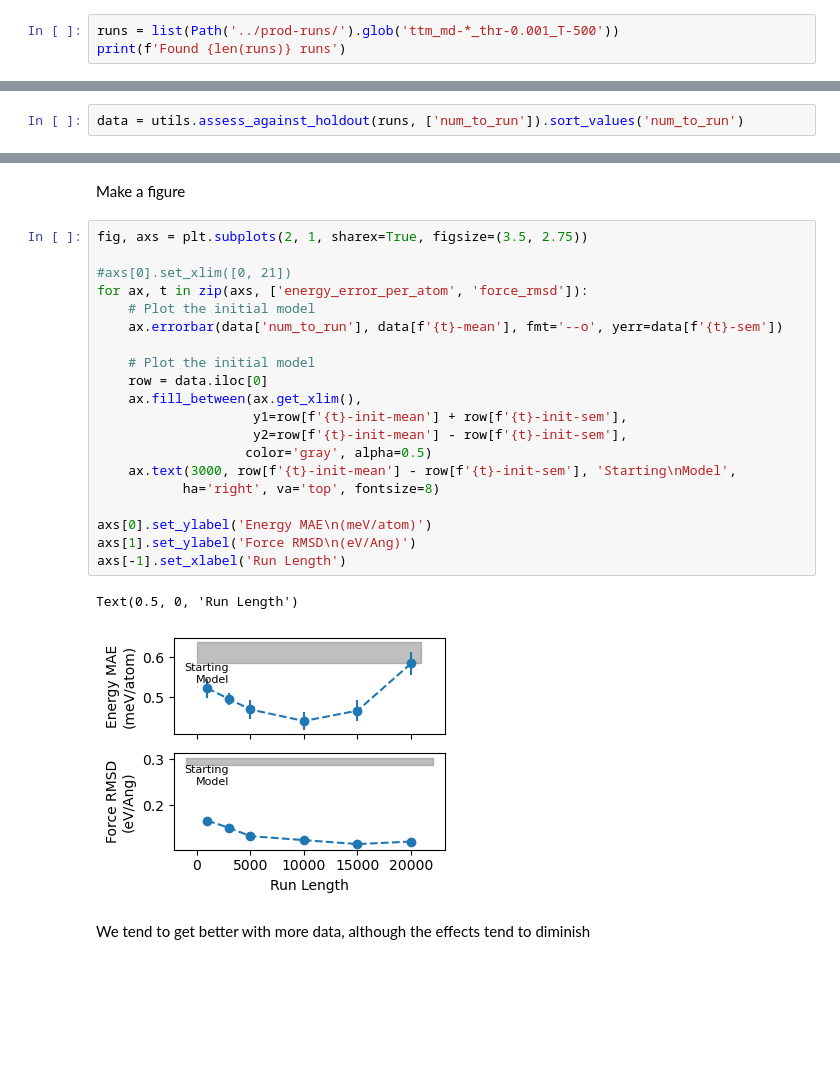
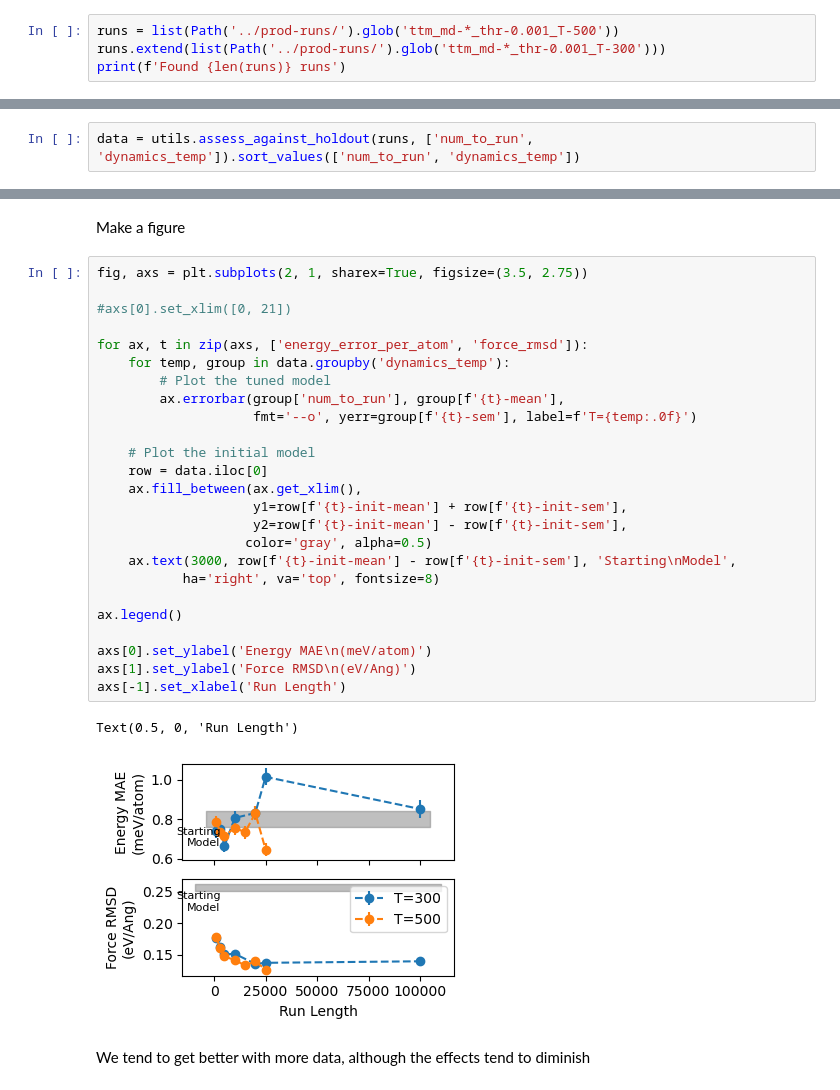
Before and after one commit to exalearn/fast-finetuned-forcefields, a Jupyter notebook: colmena/initial/notebooks/method-selection/3_evaluate-run-length.ipynb, the cells around one changed output, grey strips where cells are left out. Cells and saved outputs as stored; diff of their text form; blank space fills up the shorter version.

```diff
--- a/colmena/initial/notebooks/method-selection/3_evaluate-run-length.ipynb
+++ b/colmena/initial/notebooks/method-selection/3_evaluate-run-length.ipynb
@@ -13,5 +13,6 @@ import json
 We want MD runs at T=500K with a target error of 1meV/atom
 # %%
 runs = list(Path('../prod-runs/').glob('ttm_md-*_thr-0.001_T-500'))
+runs.extend(list(Path('../prod-runs/').glob('ttm_md-*_thr-0.001_T-300')))
 print(f'Found {len(runs)} runs')
 # %% [output]
@@ -34,7 +35,7 @@ for run in runs:
 ## Measure the Errors on a Hold-out Set
 Get the errors for each network in force and energy for a set of structures produced by running molecular dynamics with TTM.
 # %%
-data = utils.assess_against_holdout(runs, ['num_to_run']).sort_values('num_to_run')
+data = utils.assess_against_holdout(runs, ['num_to_run', 'dynamics_temp']).sort_values(['num_to_run', 'dynamics_temp'])
 # %% [markdown]
 We now have the errors and for each error tolerance
 # %%
@@ -52,26 +61,31 @@ Make a figure
 # %%
 fig, axs = plt.subplots(2, 1, sharex=True, figsize=(3.5, 2.75))
 
 #axs[0].set_xlim([0, 21])
+
 for ax, t in zip(axs, ['energy_error_per_atom', 'force_rmsd']):
-    # Plot the initial model
-    ax.errorbar(data['num_to_run'], data[f'{t}-mean'], fmt='--o', yerr=data[f'{t}-sem'])
+    for temp, group in data.groupby('dynamics_temp'):
+        # Plot the tuned model
+        ax.errorbar(group['num_to_run'], group[f'{t}-mean'],
+                    fmt='--o', yerr=group[f'{t}-sem'], label=f'T={temp:.0f}')
 
     # Plot the initial model
     row = data.iloc[0]
     ax.fill_between(ax.get_xlim(),
                     y1=row[f'{t}-init-mean'] + row[f'{t}-init-sem'],
                     y2=row[f'{t}-init-mean'] - row[f'{t}-init-sem'],
                    color='gray', alpha=0.5)
     ax.text(3000, row[f'{t}-init-mean'] - row[f'{t}-init-sem'], 'Starting\nModel',
            ha='right', va='top', fontsize=8)
 
+ax.legend()
+
 axs[0].set_ylabel('Energy MAE\n(meV/atom)')
 axs[1].set_ylabel('Force RMSD\n(eV/Ang)')
 axs[-1].set_xlabel('Run Length')
 # %% [output]
 Text(0.5, 0, 'Run Length')
-[figure, old version]
+[figure, new version]
 # %% [markdown]
 We tend to get better with more data, although the effects tend to diminish
 # %% [markdown]
```
Also changed, not shown: parts of 5 cells of this notebook, 18 other files.
